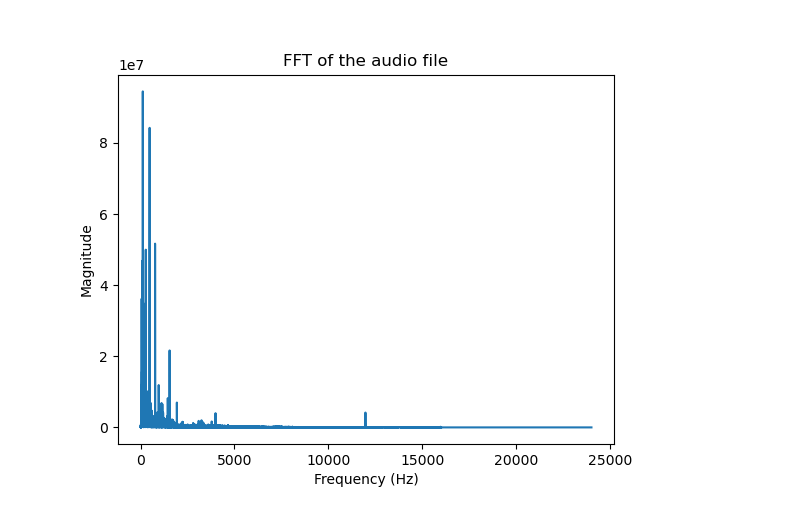
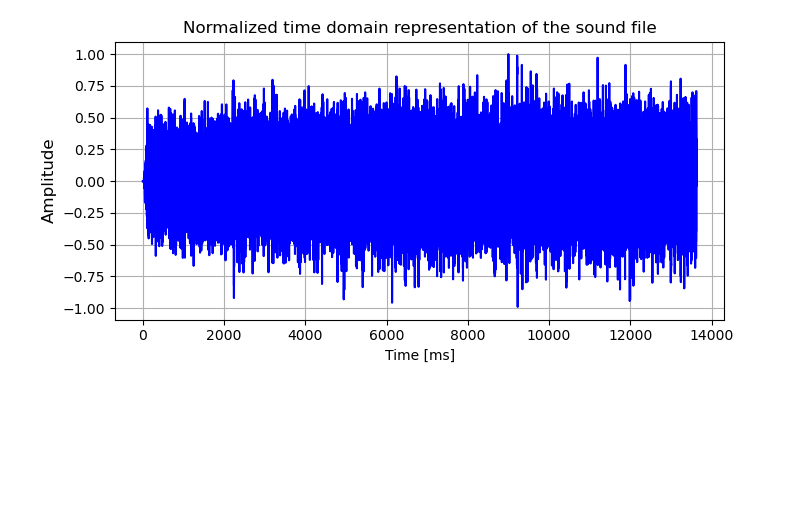
Before and after one commit to popest/PowerElectronics_JupyterLab_QSPICE, a Jupyter notebook: Audio_FFT/FFT_on_WAV.ipynb, the cells around one changed output. Drawn from its saved outputs; the diff is of its cells as text; code cells hidden in the pictures; blank space fills up the shorter version.

```diff
--- a/Audio_FFT/FFT_on_WAV.ipynb
+++ b/Audio_FFT/FFT_on_WAV.ipynb
@@ -1,8 +1,9 @@
 # %%
+from scipy.io import wavfile  # import library for reading sound files
+import numpy as np  # import numpy to do the fft
 import matplotlib.pyplot as plt
-import numpy as np
-from scipy.fftpack import fft
-from scipy.io import wavfile
+import os
+from scipy.fft import fft, fftfreq
 from scipy.signal import butter, filtfilt
 
 %matplotlib ipympl
@@ -15,32 +16,77 @@ def bandpass_filter(data, sample_rate, lowcut, highcut, order=5):
     filtered_data = filtfilt(b, a, data )
     return filtered_data
 
-#audio = AudioSegment.from_file('sample.m4a', format='m4a')
-#data = np.array(audio.get_array_of_samples())
-#sample_rate = audio.frame_rate
-sample_rate, data = wavfile.read("sample.wav")
+figure_width = 7  # inches
+figure_height = 3.5  # inches
 
-if len(data.shape) == 2:
-    data = data[:, 0]
+WAV_DATA = 'sample.wav'
+PATH = os.getcwd()  # Save the plots in current working directory
+# Load the file -get sampling_frequency and the data array
+sample_rate, data = wavfile.read(WAV_DATA)
+length = data.shape[0] / sample_rate
+print("Sampling frequency = ", sample_rate, "\nShape of data array = ", data.shape)
 
-fft_data = np.fft.fft(data)
-frequencies = np.fft.fftfreq(len(fft_data), 1/sample_rate)
+# Determine the maximum values
+max_value = np.max(np.abs(data))
+print(f'Max Value is {max_value}')
+# Use max_value and normalize sound data to get values between -1 & +1
+data_norm = data/max_value
+# Lets just take a single audio channel (mono) even if it is stereo
+if len(data.shape) == 1:
+	s1 = data_norm
+else:
+	s1 = data_norm[:, 0]
 
-positive_frequencies = frequencies[:len(frequencies)//2]
-positive_fft_data = np.abs(fft_data)[:len(frequencies)//2]
+# Get time domain representation of the sound pressure waves
+timeArray = np.arange(0, s1.shape[0], 1.0)
+timeArray = timeArray / sample_rate  # Second
+timeArray = timeArray * 1000  # Scale to milliseconds
 
-half_len = len(frequencies // 2)
+# =============== Plot the sound signal in time domain ================
+plt.figure(figsize=(figure_width, figure_height),constrained_layout=True)
+plt.plot(timeArray, data_norm, color='b')
+plt.xlabel('Time [ms]')
+plt.ylabel('Amplitude', fontsize=12)
+plt.grid()
+#plt.tight_layout()
+plt.title('Normalized time domain representation of the sound file')
+#plt.savefig(os.path.join(PATH, 'signal.png'), dpi=300)
+plt.show()
 
-plt.figure()
-plt.plot(positive_frequencies, positive_fft_data)
-#plt.xscale('log')
-#plt.yscale('log')
+# ================ Fast Fourier Transform ==============================
+# Calculate length of the signal
+N = len(s1)
+Time_period = 1/sample_rate
+
+#yf = fft(data)
+yf = fft(s1)  # Perform the Fourier transform
+xf = fftfreq(N, Time_period)[:N//2]  # calculate the frequencies in the center of each bin
+
+# Calculate the magnitude of the FFT result
+magnitude = np.abs(yf)
+# Find the index of the maximum magnitude
+max_magnitude_index = np.argmax(magnitude)
+
+# Calculate corresponding frequency with respect to index & sampling rate
+max_frequency = max_magnitude_index * sample_rate / len(s1)
+print("Frequency with highest FFT magnitude:", max_frequency, "Hz")
+
+# ===========================Frequency domain plot ======================
+plt.figure(figsize=(figure_width, figure_height),constrained_layout=True)
+# Typically only the FFT corresponding to positive frequencies is plotted
+plt.plot(xf, 2.0/N * np.abs(yf[0:N//2]), color='r')
 plt.xlabel('Frequency (Hz)')
 plt.ylabel('Magnitude')
-plt.title('FFT of the audio file')
-plt.show
+plt.xlim(1, sample_rate/2)
+#plt.xscale('log')
+plt.grid()
+plt.title('Normalized FFT of the sound file')
+#plt.tight_layout()
+#plt.savefig(os.path.join(PATH, 'FFT.png'), dpi=300)
+plt.show()
 
-filtered_data = bandpass_filter(data, sample_rate, lowcut=3000, highcut=4500)
+# Filter data and save it as new *.wav file
+filtered_data = bandpass_filter(data, sample_rate, lowcut=10000, highcut=20000)
 filtered_data = np.asarray(filtered_data, dtype=np.int16)
-wavfile.write('filtered_file2.wav', sample_rate, filtered_data)
+wavfile.write('filtered_file.wav', sample_rate, filtered_data)
 # %% [output]
@@ -47 +96 @@ wavfile.write('filtered_file2.wav', sample_rate, filtered_data)
-[figure, old version]
+[figure, new version]
```
Also changed, not shown: parts of 1 cell of this notebook, 2 other files.
